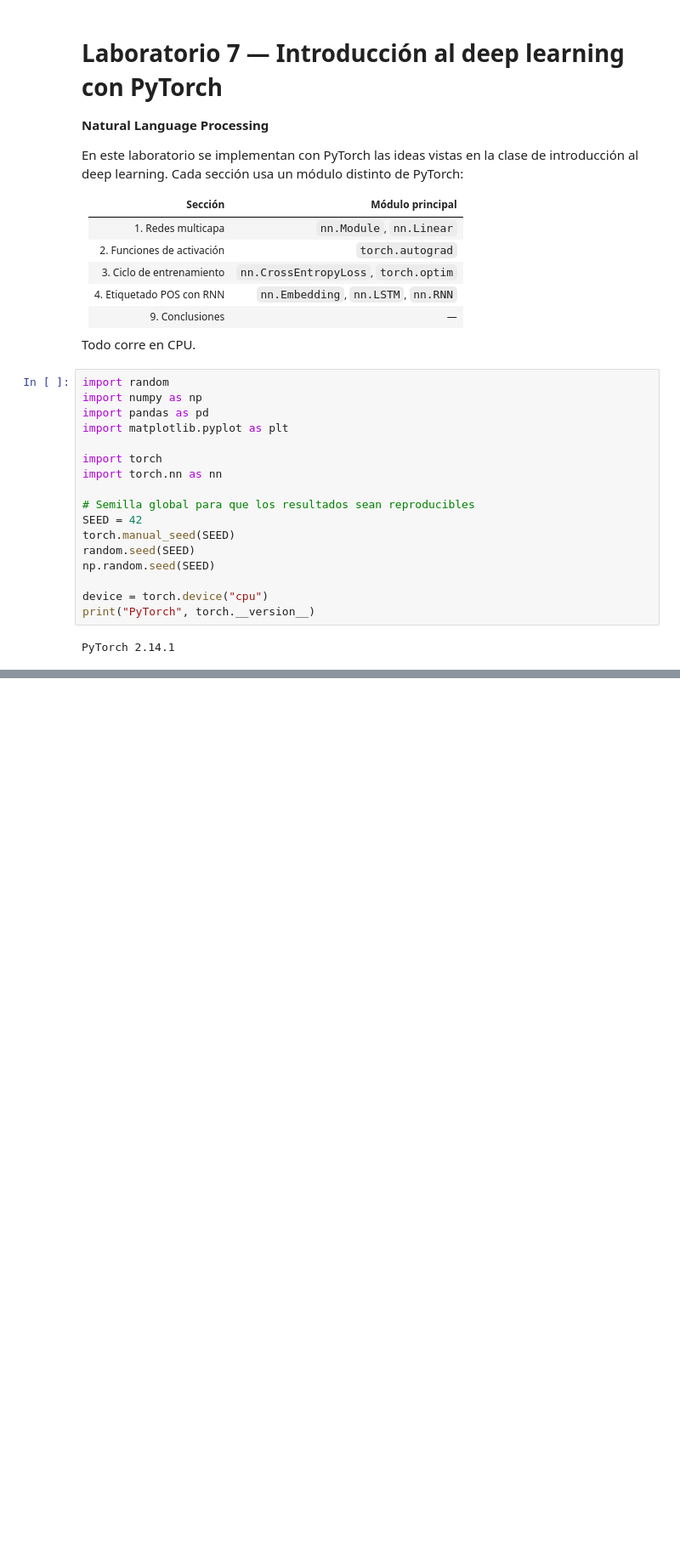
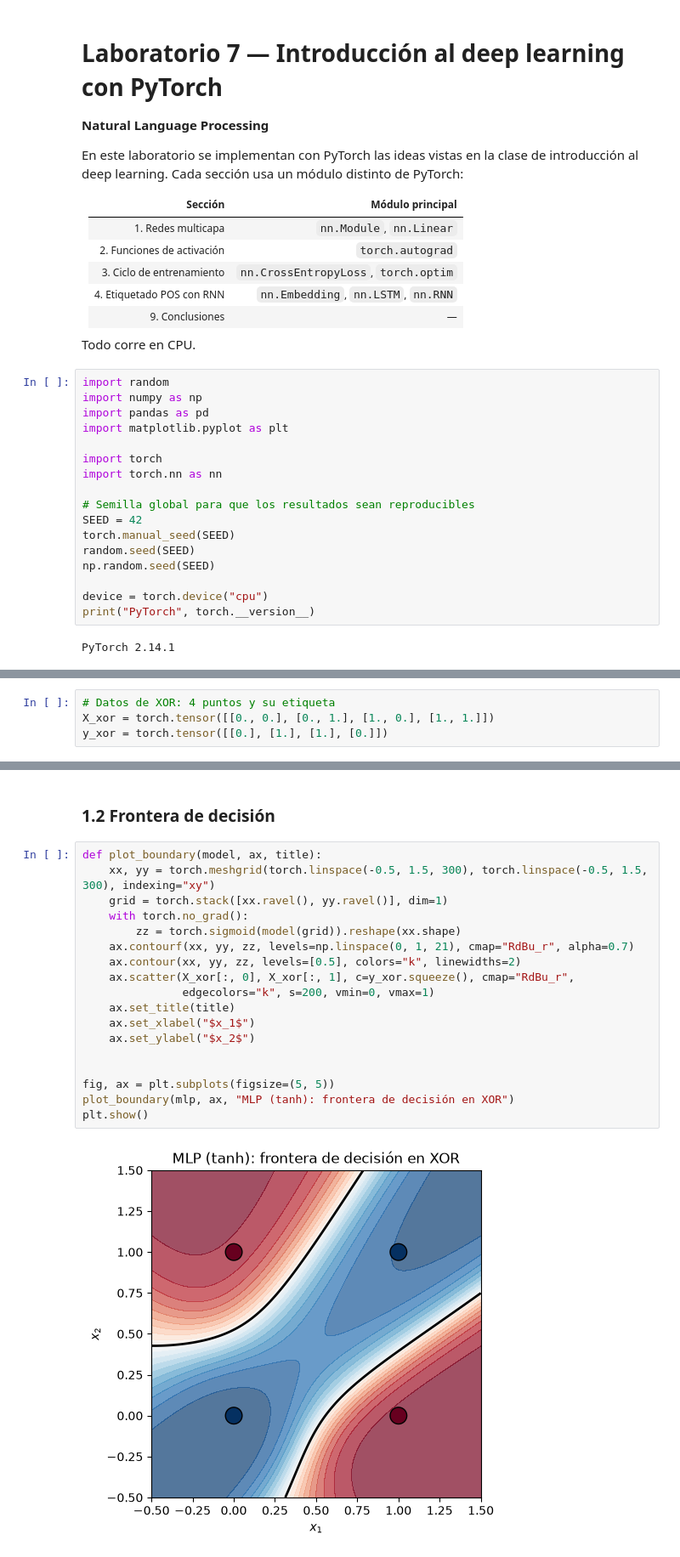
Before and after one commit to Cynthiss/NLP, a Jupyter notebook: Lab_7/Lab_7.ipynb, the cells around one changed output, grey strips where cells are left out. Shown at 85% size. Drawn from its saved outputs; the diff is of its cells as text; blank space fills up the shorter version.

```diff
--- a/Lab_7/Lab_7.ipynb
+++ b/Lab_7/Lab_7.ipynb
@@ -35,0 +40,4 @@ PyTorch 2.14.1
+# %%
+# Datos de XOR: 4 puntos y su etiqueta
+X_xor = torch.tensor([[0., 0.], [0., 1.], [1., 0.], [1., 1.]])
+y_xor = torch.tensor([[0.], [1.], [1.], [0.]])
@@ -35,0 +95,22 @@ PyTorch 2.14.1
+# %% [markdown]
+### 1.2 Frontera de decisión
+# %%
+def plot_boundary(model, ax, title):
+    xx, yy = torch.meshgrid(torch.linspace(-0.5, 1.5, 300), torch.linspace(-0.5, 1.5, 300), indexing="xy")
+    grid = torch.stack([xx.ravel(), yy.ravel()], dim=1)
+    with torch.no_grad():
+        zz = torch.sigmoid(model(grid)).reshape(xx.shape)
+    ax.contourf(xx, yy, zz, levels=np.linspace(0, 1, 21), cmap="RdBu_r", alpha=0.7)
+    ax.contour(xx, yy, zz, levels=[0.5], colors="k", linewidths=2)
+    ax.scatter(X_xor[:, 0], X_xor[:, 1], c=y_xor.squeeze(), cmap="RdBu_r",
+               edgecolors="k", s=200, vmin=0, vmax=1)
+    ax.set_title(title)
+    ax.set_xlabel("$x_1$")
+    ax.set_ylabel("$x_2$")
+
+
+fig, ax = plt.subplots(figsize=(5, 5))
+plot_boundary(mlp, ax, "MLP (tanh): frontera de decisión en XOR")
+plt.show()
+# %% [output]
+[figure, added]
```
Also changed, not shown: parts of 11 cells of this notebook.
